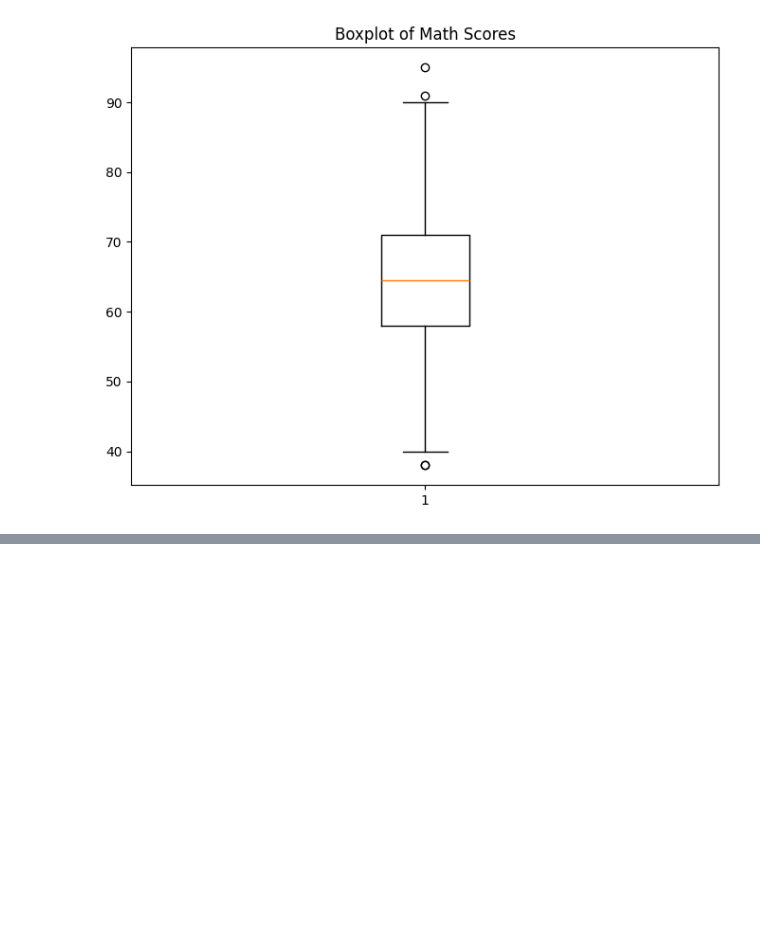
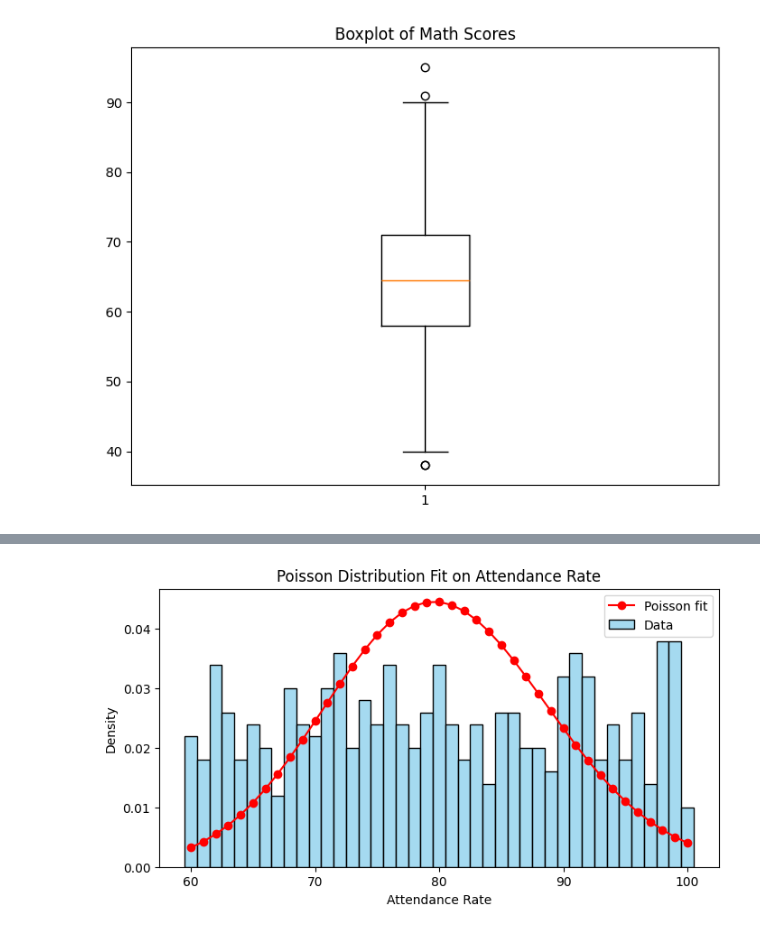
Before and after one commit to chandraparsad3/ML, a Jupyter notebook: DataScience/Datascience.ipynb, the cells around one changed output, grey strips where cells are left out. Cells and saved outputs as stored; diff of their text form; code cells hidden in the pictures; blank space fills up the shorter version.

```diff
--- a/DataScience/Datascience.ipynb
+++ b/DataScience/Datascience.ipynb
@@ -100,0 +102,20 @@ plt.show()
+# %%
+from scipy.stats import poisson
+
+data = df['Attendance_Rate'].round().astype(int)
+
+plt.figure(figsize=(8, 4))
+sns.histplot(data, bins=range(data.min(), data.max() + 2), stat='density', discrete=True, color='skyblue', label='Data')
+
+lambda_poisson = data.mean()
+x = np.arange(data.min(), data.max() + 1)
+poisson_pmf = poisson.pmf(x, mu=lambda_poisson)
+plt.plot(x, poisson_pmf, 'o-', color='red', label='Poisson fit')
+
+plt.title('Poisson Distribution Fit on Attendance Rate')
+plt.xlabel('Attendance Rate')
+plt.ylabel('Density')
+plt.legend()
+plt.show()
+# %% [output]
+[figure, added]
```
Also changed, not shown: parts of 3 cells of this notebook.
